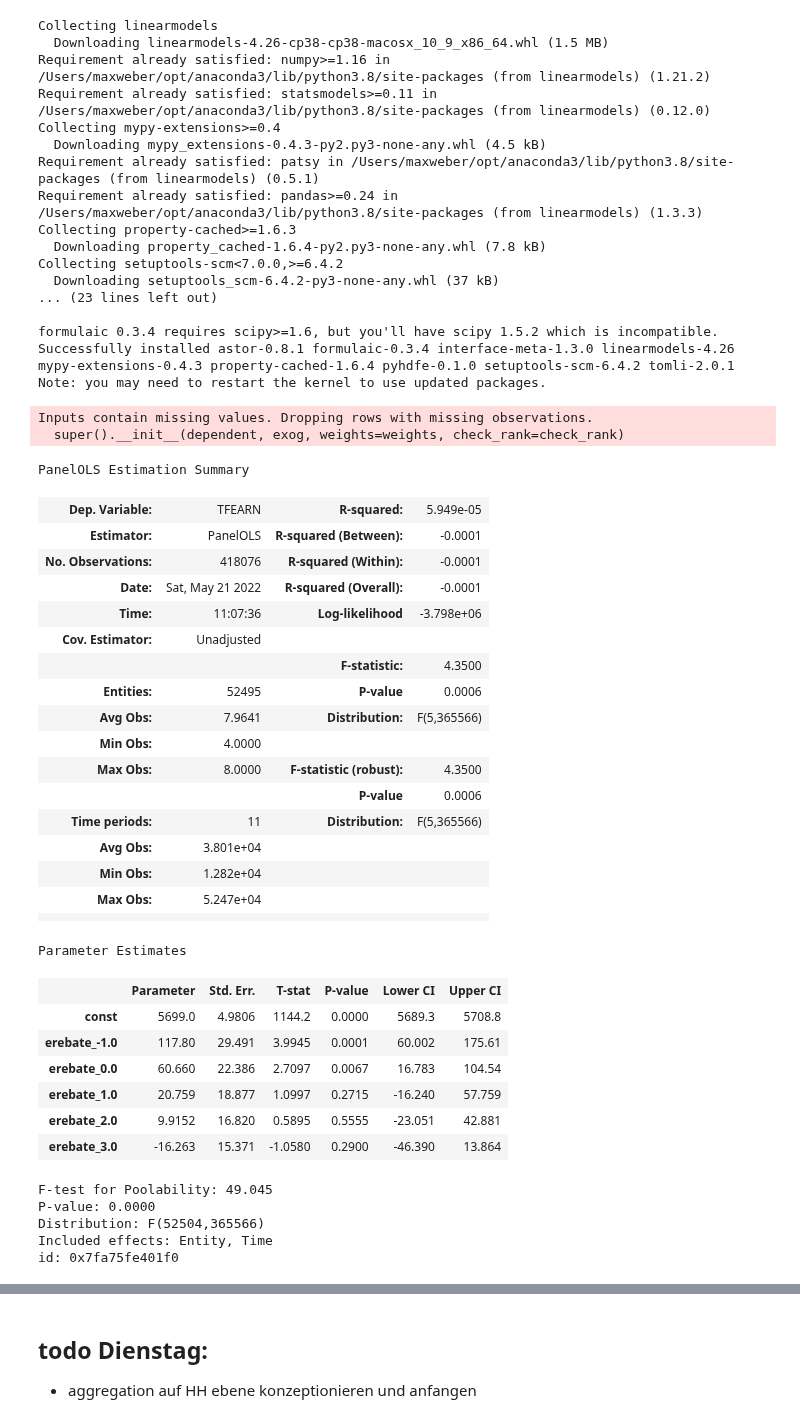
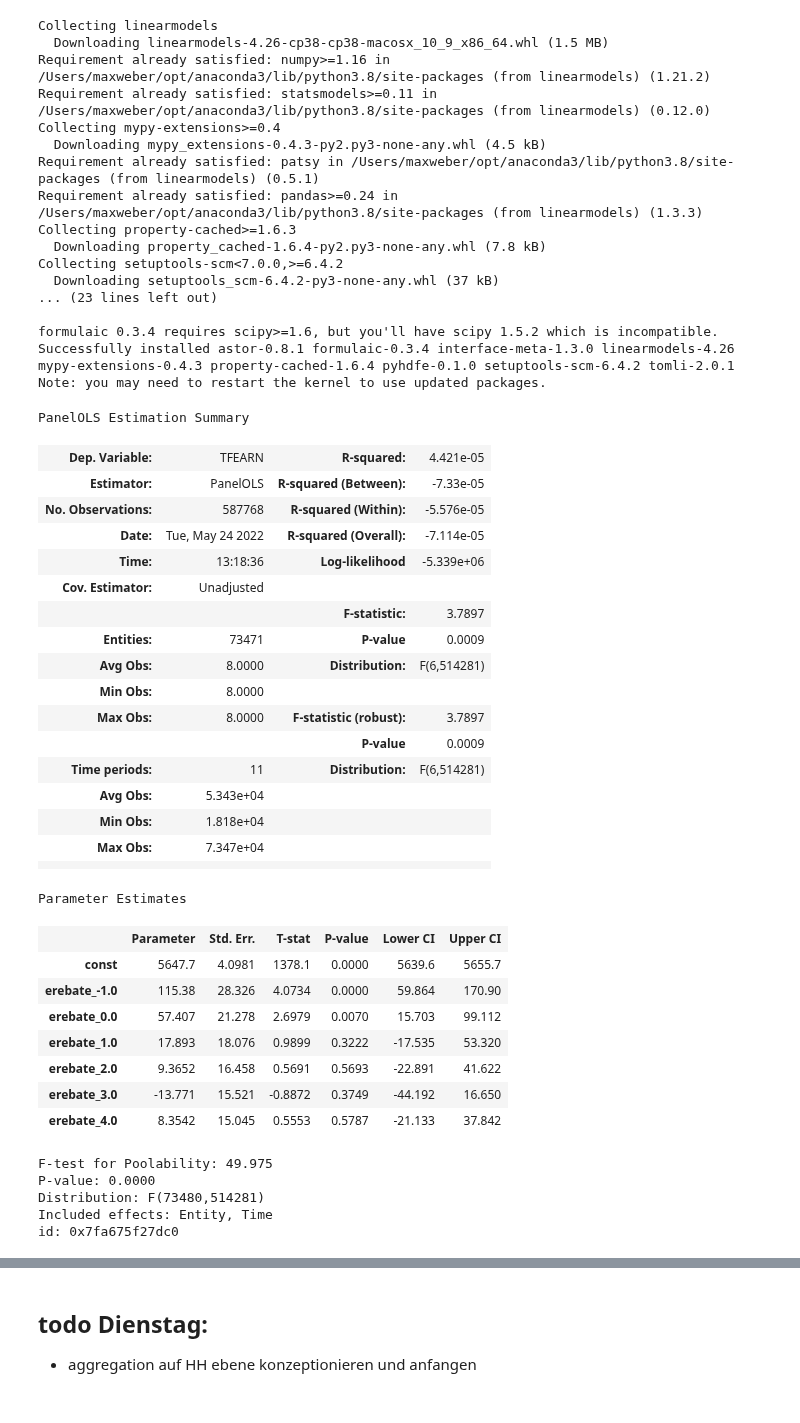
Before and after one commit to MaxDerWeber/MasterThesis, a Jupyter notebook: Data.ipynb, the cells around one changed output, grey strips where cells are left out. Saved outputs shown, nothing was run; the diff lists cells and outputs as text; code cells hidden in the pictures.

```diff
--- a/Data.ipynb
+++ b/Data.ipynb
@@ -501,44 +491,43 @@ Note: you may need to restart the kernel to use updated packages.
 from linearmodels import PanelOLS
 import statsmodels.api as sm
 # %%
-data = df2.reset_index().set_index(['pp','month_total'])
-exog_vars = ['erebate_-1.0', 'erebate_0.0', 'erebate_1.0','erebate_2.0', 'erebate_3.0']
+data = df.reset_index().set_index(['pp','month_total'])
+exog_vars = ['erebate_-1.0', 'erebate_0.0', 'erebate_1.0','erebate_2.0', 'erebate_3.0', 'erebate_4.0']
 exog = sm.add_constant(data[exog_vars])
 
 rslt = PanelOLS(data['TFEARN'], exog, entity_effects = True, time_effects = True, check_rank = False, drop_absorbed=True)
 
 rslt.fit()
 # %% [output]
-Inputs contain missing values. Dropping rows with missing observations.
-  super().__init__(dependent, exog, weights=weights, check_rank=check_rank)
+PanelOLS Estimation Summary
+| Dep. Variable: | TFEARN | R-squared: | 4.421e-05 |
+| Estimator: | PanelOLS | R-squared (Between): | -7.33e-05 |
+| No. Observations: | 587768 | R-squared (Within): | -5.576e-05 |
+| Date: | Tue, May 24 2022 | R-squared (Overall): | -7.114e-05 |
+| Time: | 13:18:36 | Log-likelihood | -5.339e+06 |
+| Cov. Estimator: | Unadjusted |  |  |
+|  |  | F-statistic: | 3.7897 |
+| Entities: | 73471 | P-value | 0.0009 |
+| Avg Obs: | 8.0000 | Distribution: | F(6,514281) |
+| Min Obs: | 8.0000 |  |  |
+| Max Obs: | 8.0000 | F-statistic (robust): | 3.7897 |
+|  |  | P-value | 0.0009 |
+| Time periods: | 11 | Distribution: | F(6,514281) |
+| Avg Obs: | 5.343e+04 |  |  |
+| Min Obs: | 1.818e+04 |  |  |
+| Max Obs: | 7.347e+04 |  |  |
+|  |  |  |  |
-PanelOLS Estimation Summary
+Parameter Estimates
-| Dep. Variable: | TFEARN | R-squared: | 5.949e-05 |
-| Estimator: | PanelOLS | R-squared (Between): | -0.0001 |
-| No. Observations: | 418076 | R-squared (Within): | -0.0001 |
-| Date: | Sat, May 21 2022 | R-squared (Overall): | -0.0001 |
-| Time: | 11:07:36 | Log-likelihood | -3.798e+06 |
-| Cov. Estimator: | Unadjusted |  |  |
-|  |  | F-statistic: | 4.3500 |
-| Entities: | 52495 | P-value | 0.0006 |
-| Avg Obs: | 7.9641 | Distribution: | F(5,365566) |
-| Min Obs: | 4.0000 |  |  |
-| Max Obs: | 8.0000 | F-statistic (robust): | 4.3500 |
-|  |  | P-value | 0.0006 |
-| Time periods: | 11 | Distribution: | F(5,365566) |
-| Avg Obs: | 3.801e+04 |  |  |
-| Min Obs: | 1.282e+04 |  |  |
-| Max Obs: | 5.247e+04 |  |  |
-|  |  |  |  |
+|  | Parameter | Std. Err. | T-stat | P-value | Lower CI | Upper CI |
+| const | 5647.7 | 4.0981 | 1378.1 | 0.0000 | 5639.6 | 5655.7 |
+| erebate_-1.0 | 115.38 | 28.326 | 4.0734 | 0.0000 | 59.864 | 170.90 |
+| erebate_0.0 | 57.407 | 21.278 | 2.6979 | 0.0070 | 15.703 | 99.112 |
+| erebate_1.0 | 17.893 | 18.076 | 0.9899 | 0.3222 | -17.535 | 53.320 |
+| erebate_2.0 | 9.3652 | 16.458 | 0.5691 | 0.5693 | -22.891 | 41.622 |
+| erebate_3.0 | -13.771 | 15.521 | -0.8872 | 0.3749 | -44.192 | 16.650 |
+| erebate_4.0 | 8.3542 | 15.045 | 0.5553 | 0.5787 | -21.133 | 37.842 |
-Parameter Estimates
+F-test for Poolability: 49.975
+P-value: 0.0000
+Distribution: F(73480,514281)
+Included effects: Entity, Time
+id: 0x7fa675f27dc0
-|  | Parameter | Std. Err. | T-stat | P-value | Lower CI | Upper CI |
-| const | 5699.0 | 4.9806 | 1144.2 | 0.0000 | 5689.3 | 5708.8 |
-| erebate_-1.0 | 117.80 | 29.491 | 3.9945 | 0.0001 | 60.002 | 175.61 |
-| erebate_0.0 | 60.660 | 22.386 | 2.7097 | 0.0067 | 16.783 | 104.54 |
-| erebate_1.0 | 20.759 | 18.877 | 1.0997 | 0.2715 | -16.240 | 57.759 |
-| erebate_2.0 | 9.9152 | 16.820 | 0.5895 | 0.5555 | -23.051 | 42.881 |
-| erebate_3.0 | -16.263 | 15.371 | -1.0580 | 0.2900 | -46.390 | 13.864 |
-F-test for Poolability: 49.045
-P-value: 0.0000
-Distribution: F(52504,365566)
-Included effects: Entity, Time
-id: 0x7fa75fe401f0
```
Also changed, not shown: parts of 18 cells of this notebook.
